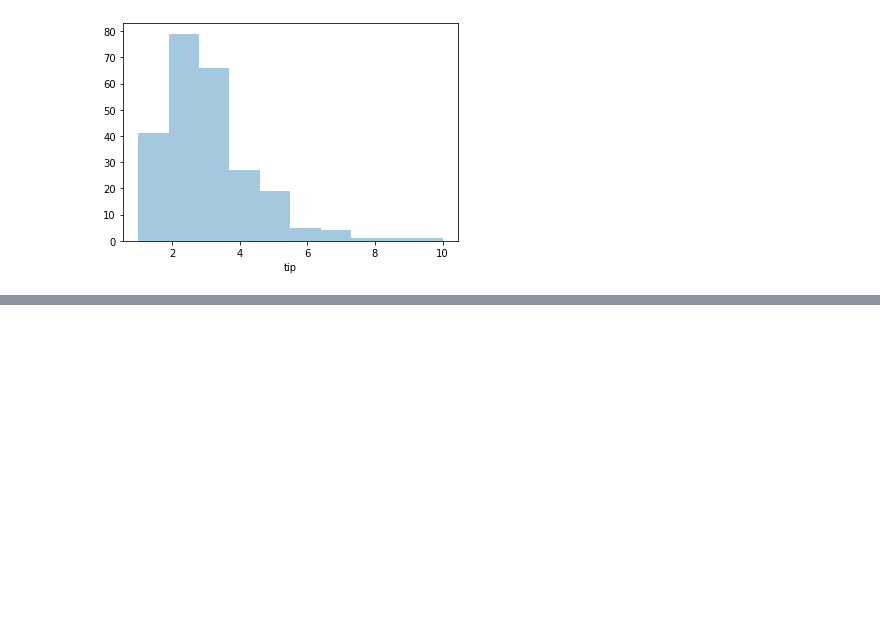
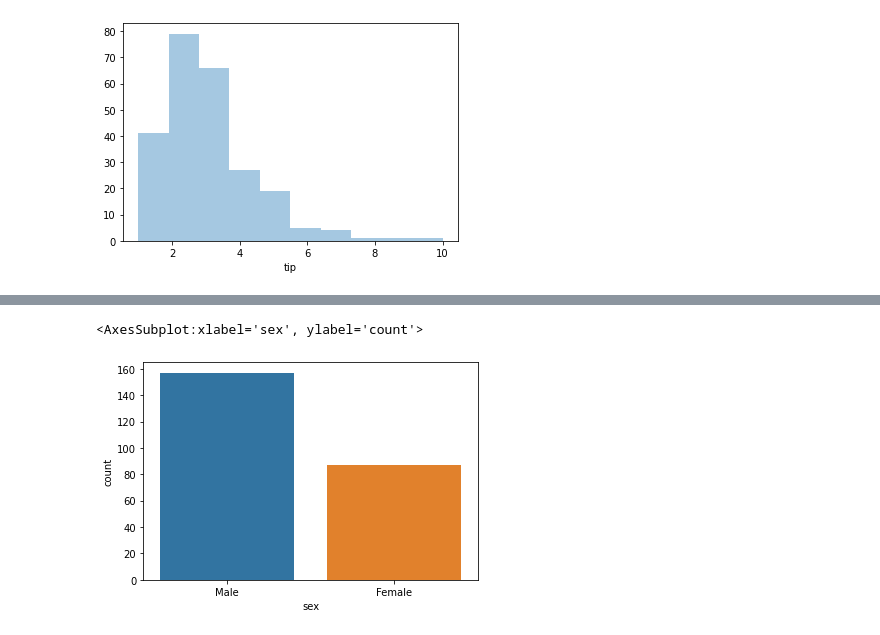
Before and after one commit to ShristiJalan/Machine-Learning, a Jupyter notebook: Python Basics/seaborn.ipynb, the cells around one changed output, grey strips where cells are left out. Cells and saved outputs as stored; diff of their text form; code cells hidden in the pictures; blank space fills up the shorter version.

Commit message:
categorical plots

```diff
--- a/Python Basics/seaborn.ipynb
+++ b/Python Basics/seaborn.ipynb
@@ -137,0 +145,7 @@ sns.distplot(df['tip'],kde=False,bins=10)
+# %%
+## Count plot
+
+sns.countplot('sex',data=df)
+# %% [output]
+<AxesSubplot:xlabel='sex', ylabel='count'>
+[figure, added]
```
Also changed, not shown: parts of 15 cells of this notebook.
